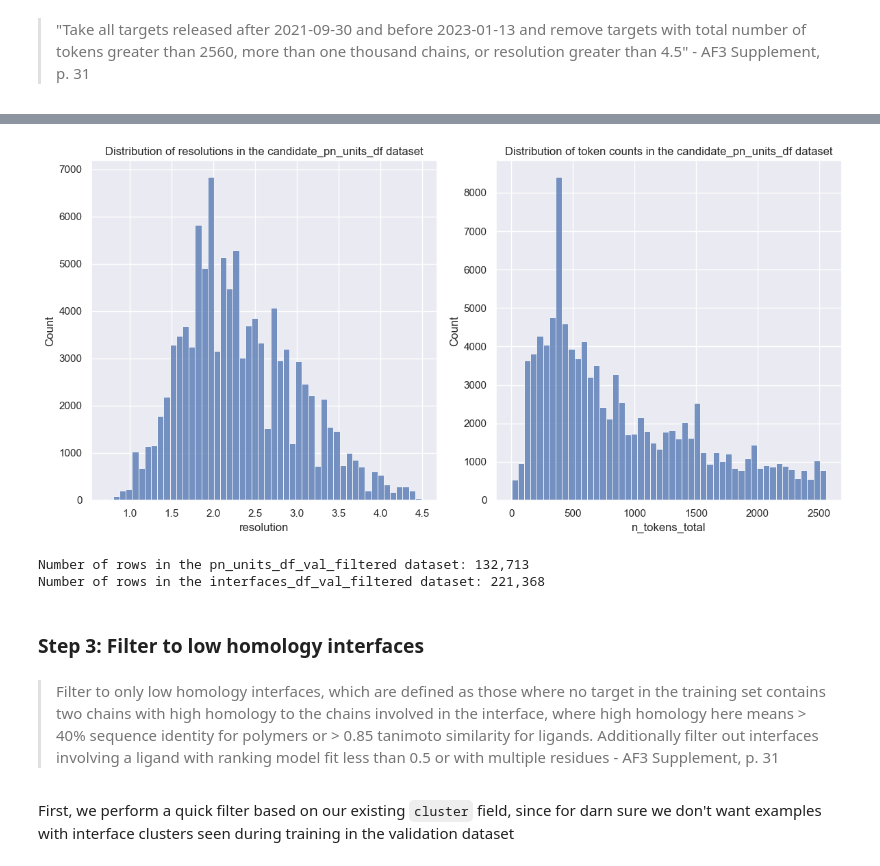
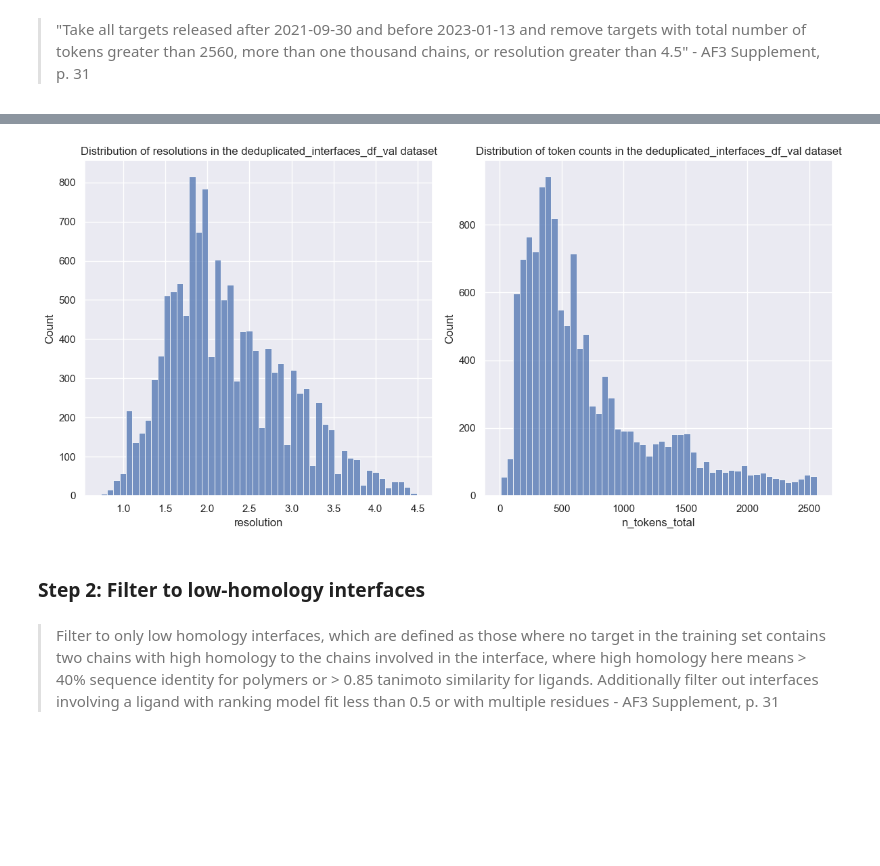
Before and after one commit to richardshuai/atomworks-caliby, a Jupyter notebook: datahub/scripts/preprocessing/splits/generate_af3_train_valid_splits.ipynb, the cells around one changed output, grey strips where cells are left out. Saved outputs shown, nothing was run; the diff lists cells and outputs as text; code cells hidden in the pictures; blank space fills up the shorter version.

```diff
--- a/datahub/scripts/preprocessing/splits/generate_af3_train_valid_splits.ipynb
+++ b/datahub/scripts/preprocessing/splits/generate_af3_train_valid_splits.ipynb
@@ -8,8 +10,8 @@ We use a notebook over a script to facilitate documentation and error detection.
 import pandas as pd
 
 # NOTE: The dataframes must have token information, i.e., the column "n_total_tokens", which can be created using the scripts in `splits`
-pn_units_df_path = "/projects/msa/temp_while_projects_ml_down/pn_units_df_with_token_counts.parquet"
-interfaces_df_path = "/projects/msa/temp_while_projects_ml_down/interfaces_df_with_token_counts.parquet"
+pn_units_df_path = "/projects/ml/RF2_allatom/datasets/pdb/2024_09_10/pn_units_df_with_token_counts.parquet"
+interfaces_df_path = "/projects/ml/RF2_allatom/datasets/pdb/2024_09_10/interfaces_df_with_token_counts.parquet"
 
 # (We must load all columns, since we will later save out the dataframes to different paths)
 pn_units_df = pd.read_parquet(pn_units_df_path)
@@ -117,17 +141,16 @@ Number of rows within validation date range, token limit, resolution limit, and
 # %%
-# Create a plot of candidate_pn_units_df by release date
+# Create a plot of candidate interfaces by release date
 import matplotlib.pyplot as plt
 import seaborn
 
-# Set the theme for seaborn
+# ...create a new dataframe that is deduplicated by "pdb_id" (for visualization purposes)
+deduplicated_interfaces_df_val = candidate_interfaces_df_val.drop_duplicates(subset="pdb_id")
+
+# Plot the distribution of release dates in the deduplicated_interfaces_df_val dataset
 seaborn.set_theme()
-
-# Create a figure and axis
 fig, ax = plt.subplots(figsize=(12, 6))
-
-# Plot the distribution of release dates in the pn_units_df_val dataset
-seaborn.histplot(candidate_pn_units_df["release_date"], bins=50, ax=ax)
+seaborn.histplot(deduplicated_interfaces_df_val["release_date"], bins=50, ax=ax)
 
 # Set the title and labels
-ax.set_title("Distribution of release dates in the pn_units_df_val dataset")
+ax.set_title("Distribution of release dates in the deduplicated_interfaces_df_val dataset")
 # %% [output]
@@ -136,42 +159,23 @@ Text(0.5, 1.0, 'Distribution of release dates in the pn_units_df_val dataset')
 # %%
 # Create a figure with two subplots
 fig, axes = plt.subplots(1, 2, figsize=(12, 6))
 
-# Plot the distribution of resolutions in the candidate_pn_units_df dataset
-sns.histplot(candidate_pn_units_df["resolution"], bins=50, ax=axes[0])
+# Plot the distribution of resolutions in the deduplicated_interfaces_df_val dataset
+sns.histplot(deduplicated_interfaces_df_val["resolution"], bins=50, ax=axes[0])
 
-# Set the title and labels
-axes[0].set_title("Distribution of resolutions in the candidate_pn_units_df dataset")
-
-# Plot the distribution of token counts in the candidate_pn_units_df dataset
-sns.histplot(candidate_pn_units_df["n_tokens_total"], bins=50, ax=axes[1])
-
-# Set the title and labels
-axes[1].set_title("Distribution of token counts in the candidate_pn_units_df dataset")
-
-# Adjust layout to prevent overlap
+# Plot the distribution of token counts in the deduplicated_interfaces_df_val dataset
+axes[0].set_title("Distribution of resolutions in the deduplicated_interfaces_df_val dataset")
+sns.histplot(deduplicated_interfaces_df_val["n_tokens_total"], bins=50, ax=axes[1])
+axes[1].set_title("Distribution of token counts in the deduplicated_interfaces_df_val dataset")
 plt.tight_layout()
 
-# Show the plots
 plt.show()
 # %% [output]
-[figure, old version]
+[figure, new version]
-# %%
-# Filter the pn_units_df_val and the interfaces_df_val to only the PDB IDs present in the candidate_pn_units_df
-allowed_pdb_ids = candidate_pn_units_df["pdb_id"].unique()
-pn_units_df_val_filtered = pn_units_df_val[pn_units_df_val["pdb_id"].isin(allowed_pdb_ids)]
-interfaces_df_val_filtered = interfaces_df_val[interfaces_df_val["pdb_id"].isin(allowed_pdb_ids)]
-print(f"Number of rows in the pn_units_df_val_filtered dataset: {len(pn_units_df_val_filtered):,}")
-print(f"Number of rows in the interfaces_df_val_filtered dataset: {len(interfaces_df_val_filtered):,}")
-# %% [output]
-Number of rows in the pn_units_df_val_filtered dataset: 132,713
-Number of rows in the interfaces_df_val_filtered dataset: 221,368
 # %% [markdown]
-### Step 3: Filter to low homology interfaces
+### Step 2: Filter to low-homology interfaces
 # %% [markdown]
 > Filter to only low homology interfaces, which are defined as those where no target in the training set contains
 two chains with high homology to the chains involved in the interface, where high homology here means >
 40% sequence identity for polymers or > 0.85 tanimoto similarity for ligands. Additionally filter out interfaces
 involving a ligand with ranking model fit less than 0.5 or with multiple residues - AF3 Supplement, p. 31
-# %% [markdown]
-First, we perform a quick filter based on our existing `cluster` field, since for darn sure we don't want examples with interface clusters seen during training in the validation dataset
```
Also changed, not shown: parts of 40 cells of this notebook, 4 other files.
